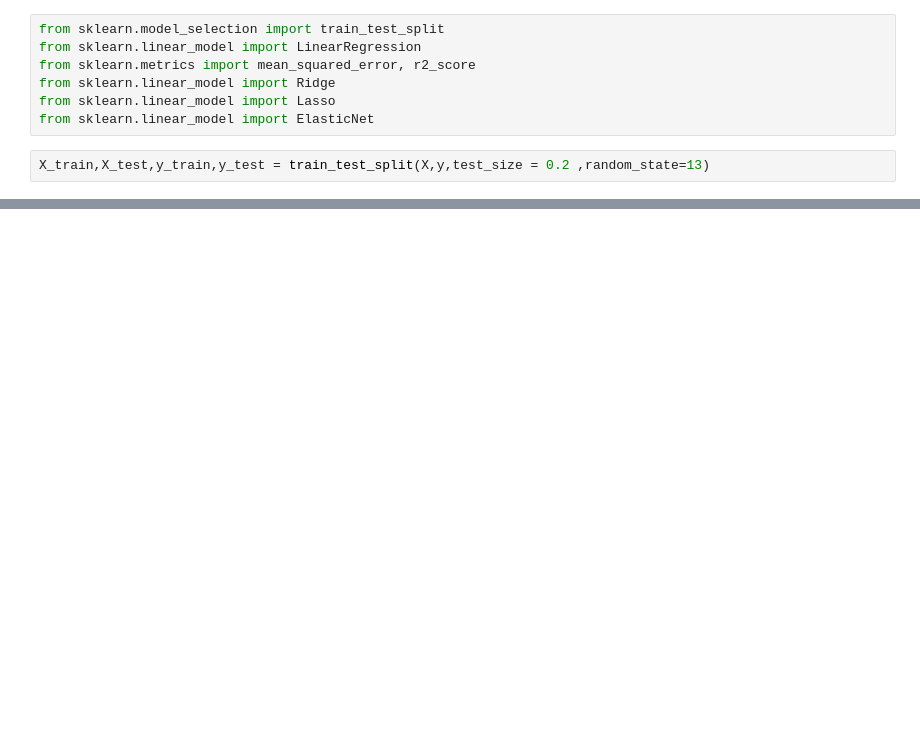
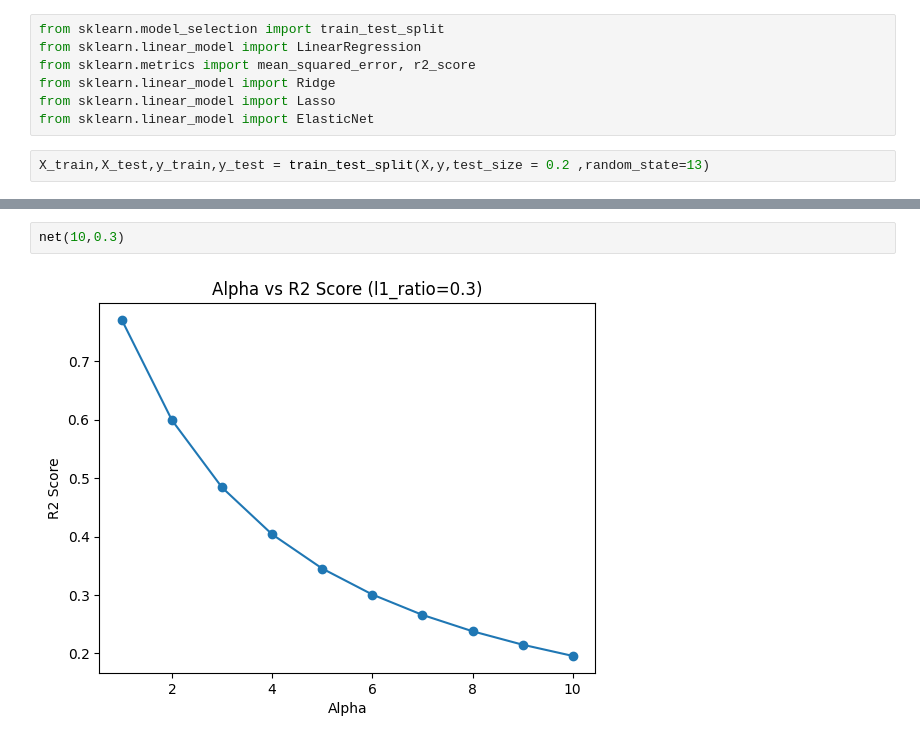
Before and after one commit to abhi01-sys/ML--Journey, a Jupyter notebook: Reg_practice.ipynb, the cells around one changed output, grey strips where cells are left out. Saved outputs shown, nothing was run; the diff lists cells and outputs as text; blank space fills up the shorter version.

```diff
--- a/Reg_practice.ipynb
+++ b/Reg_practice.ipynb
@@ -88,0 +127,4 @@ r2_score(y_test,y_pred)
+# %%
+net(10,0.3)
+# %% [output]
+[figure, added]
```
Also changed, not shown: parts of 18 cells of this notebook.
